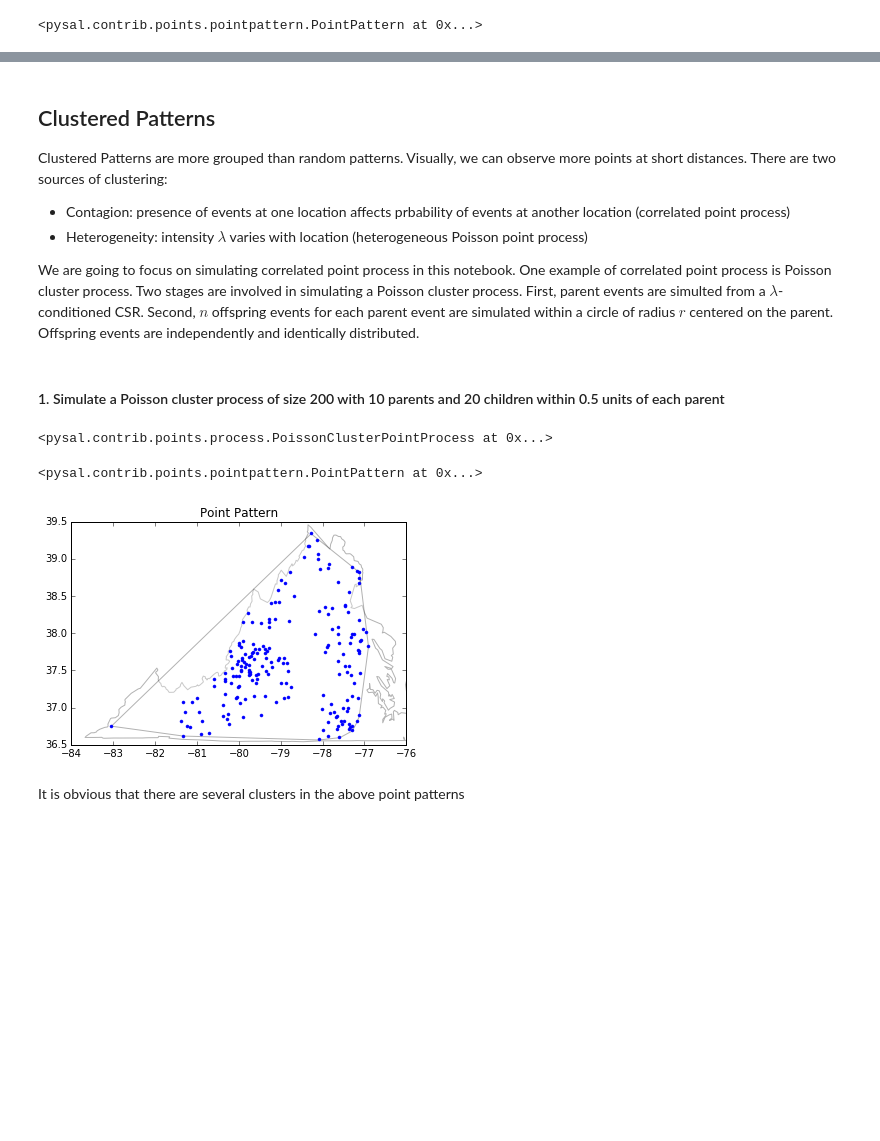
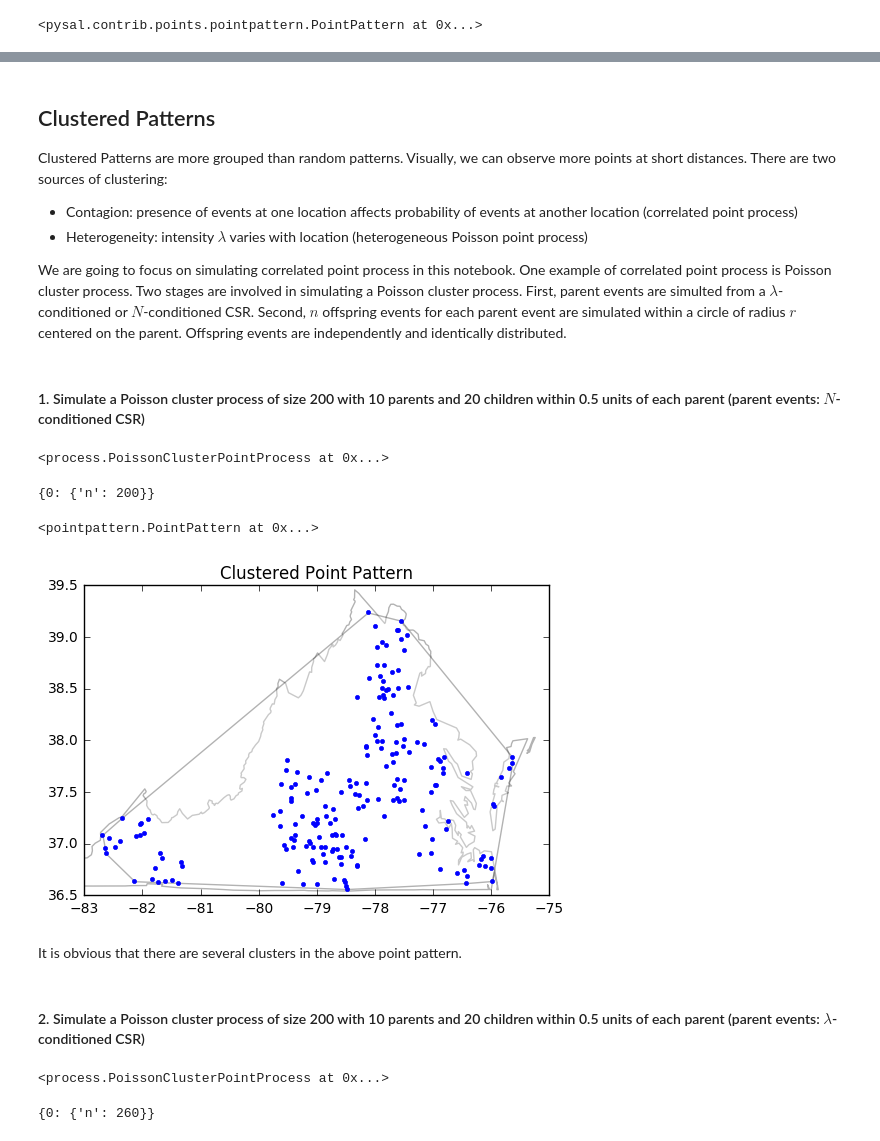
Before and after one commit to pysal/pointpats, a Jupyter notebook: process.ipynb, the cells around one changed output, grey strips where cells are left out. Cells and saved outputs as stored; diff of their text form; code cells hidden in the pictures; blank space fills up the shorter version.

Commit message:
add documentation of "marks" jupyter notebook and "process.py"

```diff
--- a/process.ipynb
+++ b/process.ipynb
@@ -192,9 +197,9 @@ pp_csr.n
 
 Clustered Patterns are more grouped than random patterns. Visually, we can observe more points at short distances. There are two sources of clustering:
 
-* Contagion: presence of events at one location affects prbability of events at another location (correlated point process)
+* Contagion: presence of events at one location affects probability of events at another location (correlated point process)
 * Heterogeneity: intensity $\lambda$ varies with location (heterogeneous Poisson point process)
 
-We are going to focus on simulating correlated point process in this notebook. One example of correlated point process is Poisson cluster process. Two stages are involved in simulating a Poisson cluster process. First, parent events are simulted from a $\lambda$-conditioned CSR. Second, $n$ offspring events for each parent event are simulated within a circle of radius $r$ centered on the parent. Offspring events are independently and identically distributed.
+We are going to focus on simulating correlated point process in this notebook. One example of correlated point process is Poisson cluster process. Two stages are involved in simulating a Poisson cluster process. First, parent events are simulted from a $\lambda$-conditioned or $N$-conditioned CSR. Second, $n$ offspring events for each parent event are simulated within a circle of radius $r$ centered on the parent. Offspring events are independently and identically distributed.
 # %% [markdown]
-#### 1. Simulate a Poisson cluster process of size 200 with 10 parents and 20 children within 0.5 units of each parent
+#### 1. Simulate a Poisson cluster process of size 200 with 10 parents and 20 children within 0.5 units of each parent (parent events:  $N$-conditioned CSR)
@@ -201,16 +208,34 @@ We are going to focus on simulating correlated point process in this notebook. O
 # %%
-csamples = PoissonClusterPointProcess(window, 200, 10, 0.5, 1, asPP=True)
+np.random.seed(5)
+csamples = PoissonClusterPointProcess(window, 200, 10, 0.5, 1, asPP=True, conditioning=False)
 csamples
 # %% [output]
-<pysal.contrib.points.process.PoissonClusterPointProcess at 0x...>
+<process.PoissonClusterPointProcess at 0x...>
+# %%
+csamples.parameters
+# %% [output]
+{0: {'n': 200}}
 # %%
 pp_pcp = csamples.realizations[0]
 pp_pcp
 # %% [output]
-<pysal.contrib.points.pointpattern.PointPattern at 0x...>
+<pointpattern.PointPattern at 0x...>
 # %%
-pp_pcp.plot(window=True, hull=True)
+pp_pcp.plot(window=True, hull=True, title='Clustered Point Pattern')
 # %% [output]
-[figure, old version]
+[figure, new version]
 # %% [markdown]
-It is obvious that there are several clusters in the above point patterns
+It is obvious that there are several clusters in the above point pattern.
+# %% [markdown]
+#### 2. Simulate a Poisson cluster process of size 200 with 10 parents and 20 children within 0.5 units of each parent (parent events:  $\lambda$-conditioned CSR)
+# %%
+import numpy as np
+np.random.seed(10)
+csamples = PoissonClusterPointProcess(window, 200, 10, 0.5, 1, asPP=True, conditioning=True)
+csamples
+# %% [output]
+<process.PoissonClusterPointProcess at 0x...>
+# %%
+csamples.parameters #number of events for the realization might not be equal to 200
+# %% [output]
+{0: {'n': 260}}
```
Also changed, not shown: parts of 19 cells of this notebook, 2 other files.
